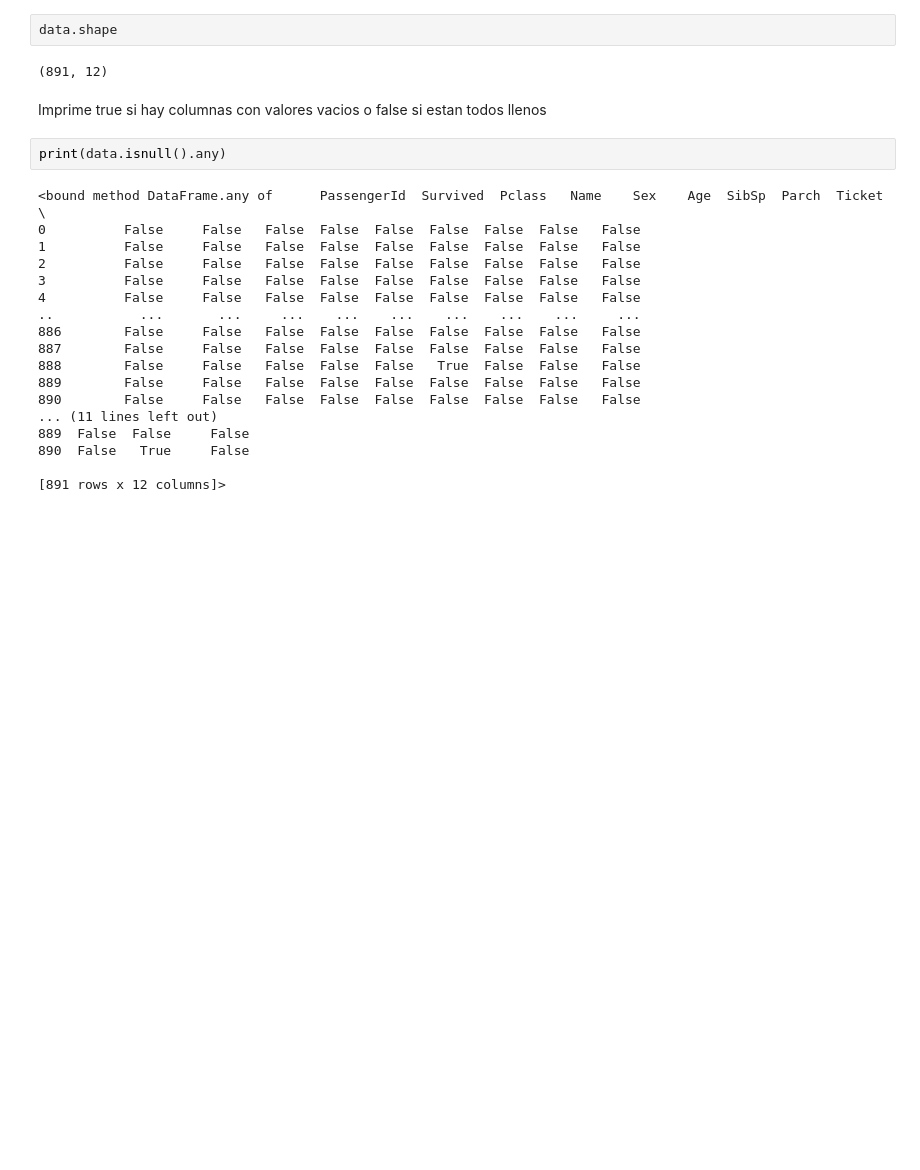
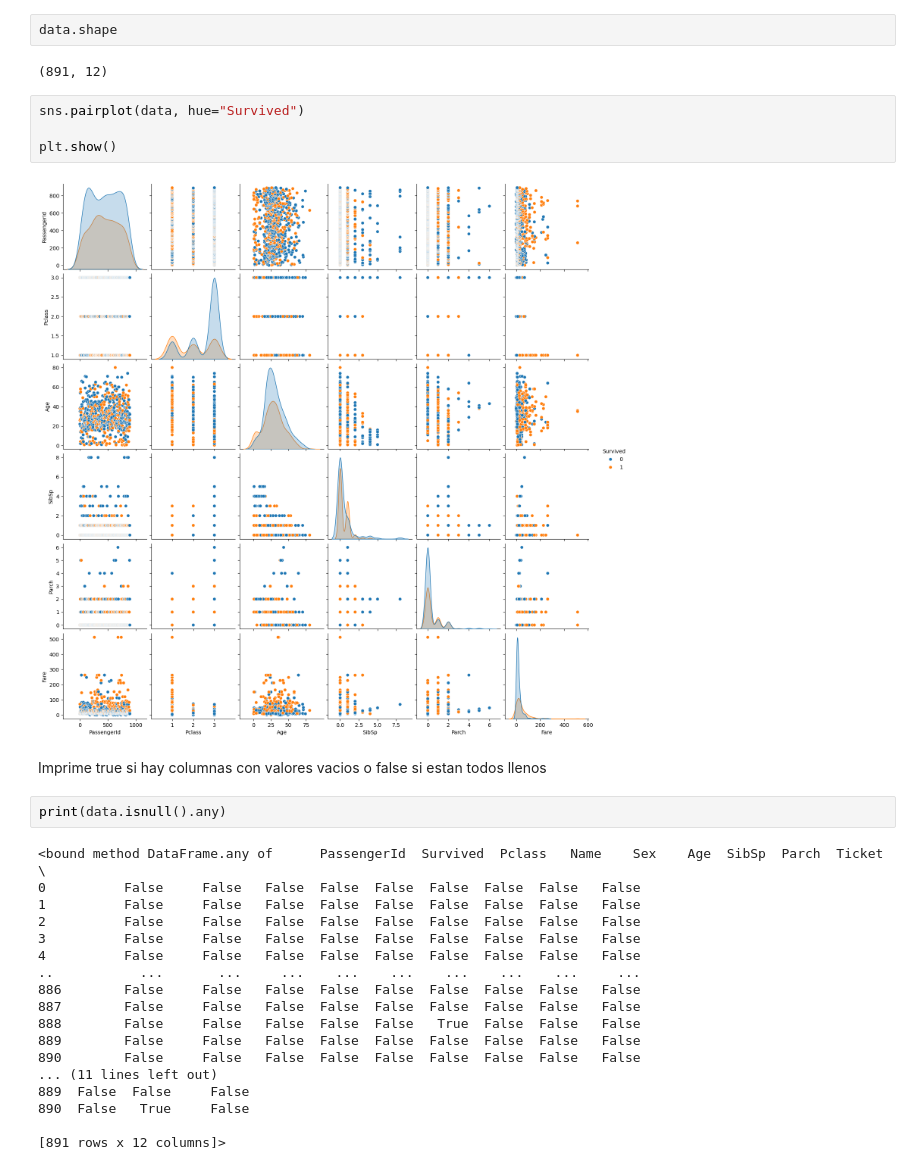
Before and after one commit to richardfox528/DataAnalysisLinearRegression, a Jupyter notebook: Titanic.ipynb, the cells around one changed output. Cells and saved outputs as stored; diff of their text form; blank space fills up the shorter version.

```diff
--- a/Titanic.ipynb
+++ b/Titanic.ipynb
@@ -49,6 +53,12 @@ data.head(10)
 data.shape
 # %% [output]
 (891, 12)
+# %%
+sns.pairplot(data, hue="Survived")
+
+plt.show()
+# %% [output]
+[figure, added]
 # %% [markdown]
 Imprime true si hay columnas con valores vacios o false si estan todos llenos
 # %%
```
Also changed, not shown: parts of 21 cells of this notebook.
